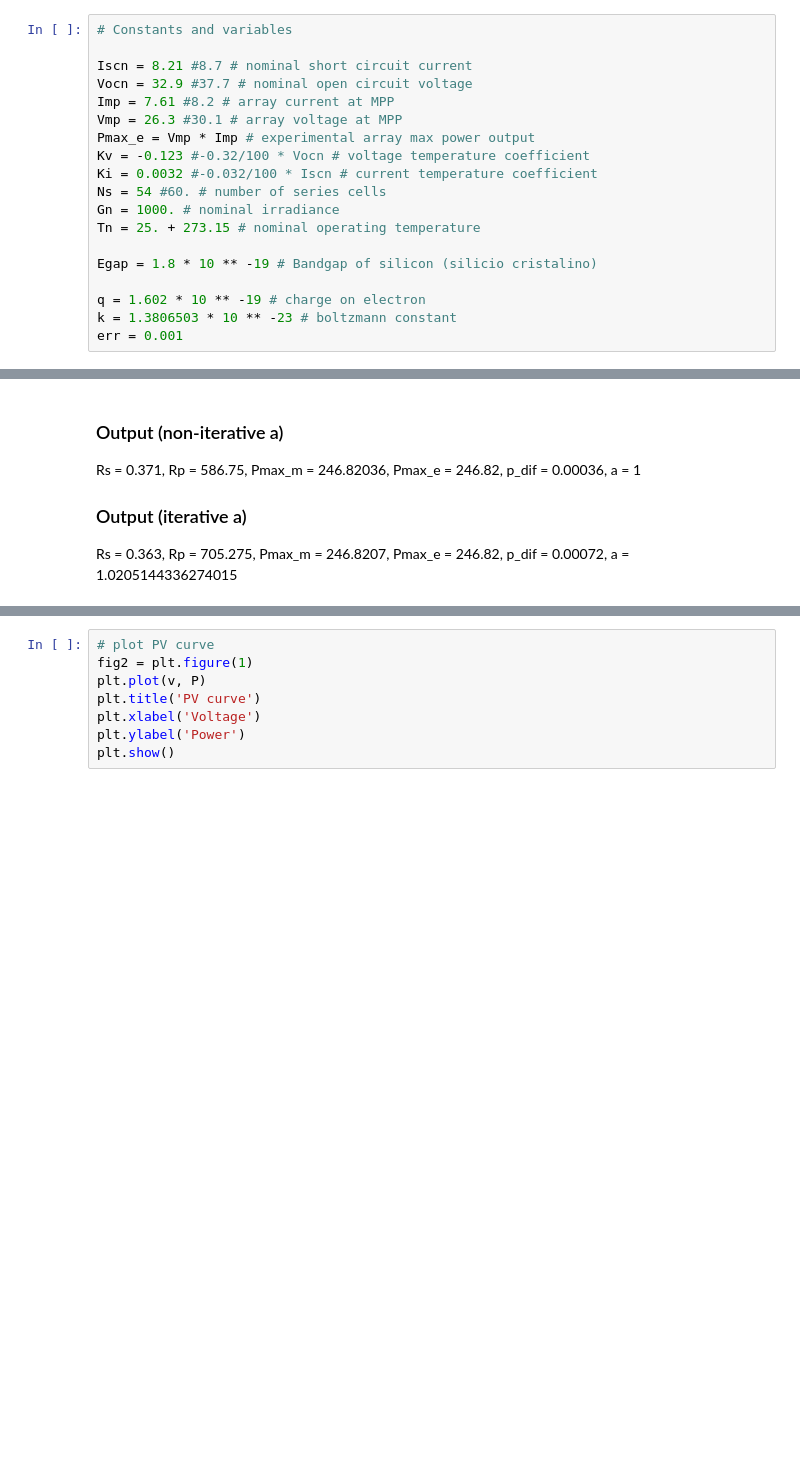
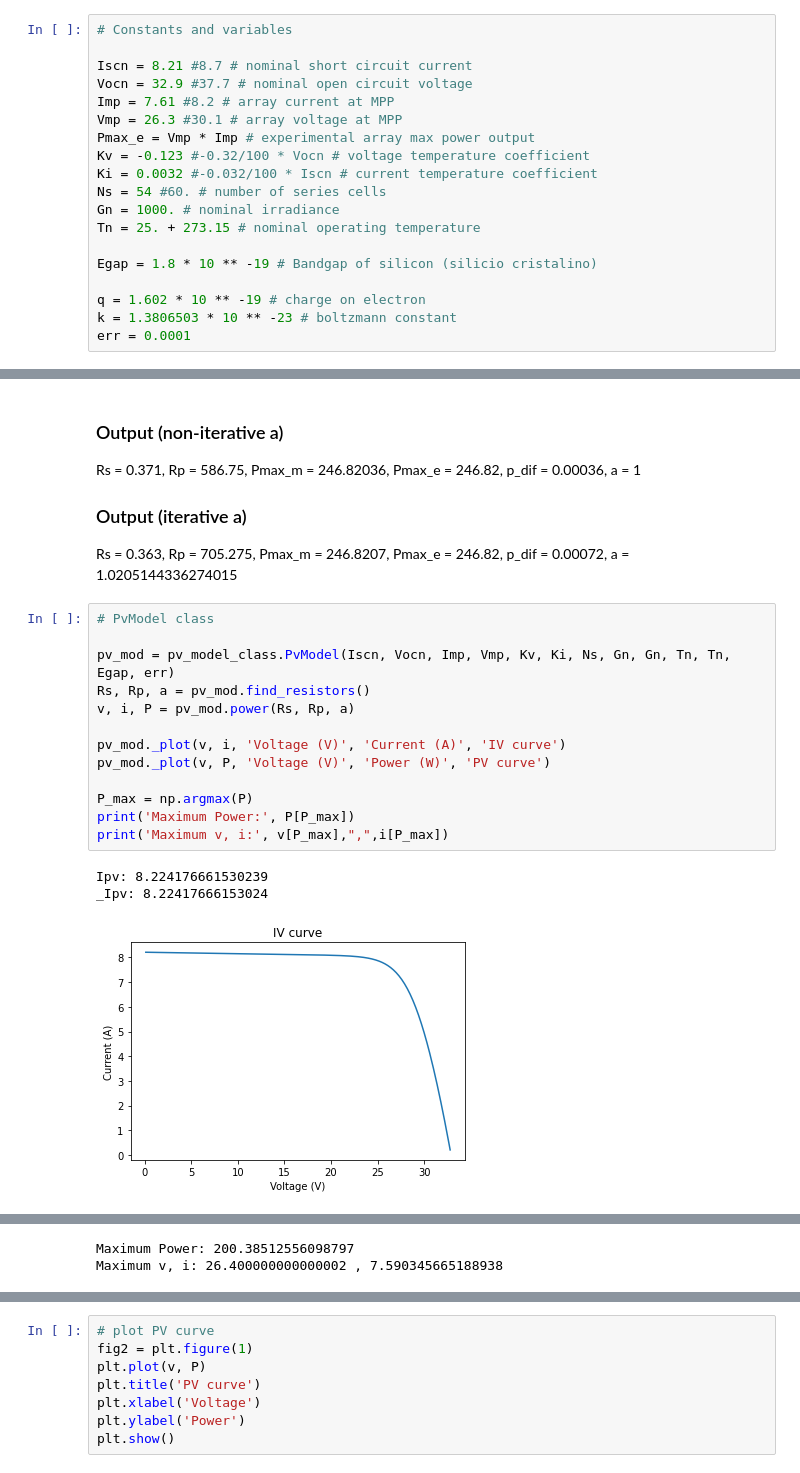
Before and after one commit to margot03/InSIGHT, a Jupyter notebook: Resistor_iteration.ipynb, the cells around one changed output, grey strips where cells are left out. Saved outputs shown, nothing was run; the diff lists cells and outputs as text; blank space fills up the shorter version.

```diff
--- a/Resistor_iteration.ipynb
+++ b/Resistor_iteration.ipynb
@@ -23,7 +23,7 @@ Egap = 1.8 * 10 ** -19 # Bandgap of silicon (silicio cristalino)
 
 q = 1.602 * 10 ** -19 # charge on electron
 k = 1.3806503 * 10 ** -23 # boltzmann constant
-err = 0.001
+err = 0.0001
 # %%
 # Main code block for developing iterative appraoch to
 # solving for Rs, Rp, and `a`
@@ -99,3 +105,20 @@ Rs = 0.371, Rp = 586.75, Pmax_m = 246.82036, Pmax_e = 246.82, p_dif = 0.00036, a
 
 ### Output (iterative a)
 Rs = 0.363, Rp = 705.275, Pmax_m = 246.8207, Pmax_e = 246.82, p_dif = 0.00072, a = 1.0205144336274015
+# %%
+# PvModel class
+
+pv_mod = pv_model_class.PvModel(Iscn, Vocn, Imp, Vmp, Kv, Ki, Ns, Gn, Gn, Tn, Tn, Egap, err)
+Rs, Rp, a = pv_mod.find_resistors()
+v, i, P = pv_mod.power(Rs, Rp, a)
+
+pv_mod._plot(v, i, 'Voltage (V)', 'Current (A)', 'IV curve')
+pv_mod._plot(v, P, 'Voltage (V)', 'Power (W)', 'PV curve')
+
+P_max = np.argmax(P)
+print('Maximum Power:', P[P_max])
+print('Maximum v, i:', v[P_max],",",i[P_max])
+# %% [output]
+Ipv: 8.224176661530239
+_Ipv: 8.22417666153024
+[figure, added]
@@ -102,3 +126,5 @@ Rs = 0.363, Rp = 705.275, Pmax_m = 246.8207, Pmax_e = 246.82, p_dif = 0.00072, a
+Maximum Power: 200.38512556098797
+Maximum v, i: 26.400000000000002 , 7.590345665188938
 # %%
 # utilize PvModel class to intialize model and plot IV and PV curves
 
```
Also changed, not shown: parts of 8 cells of this notebook, 2 other files.
